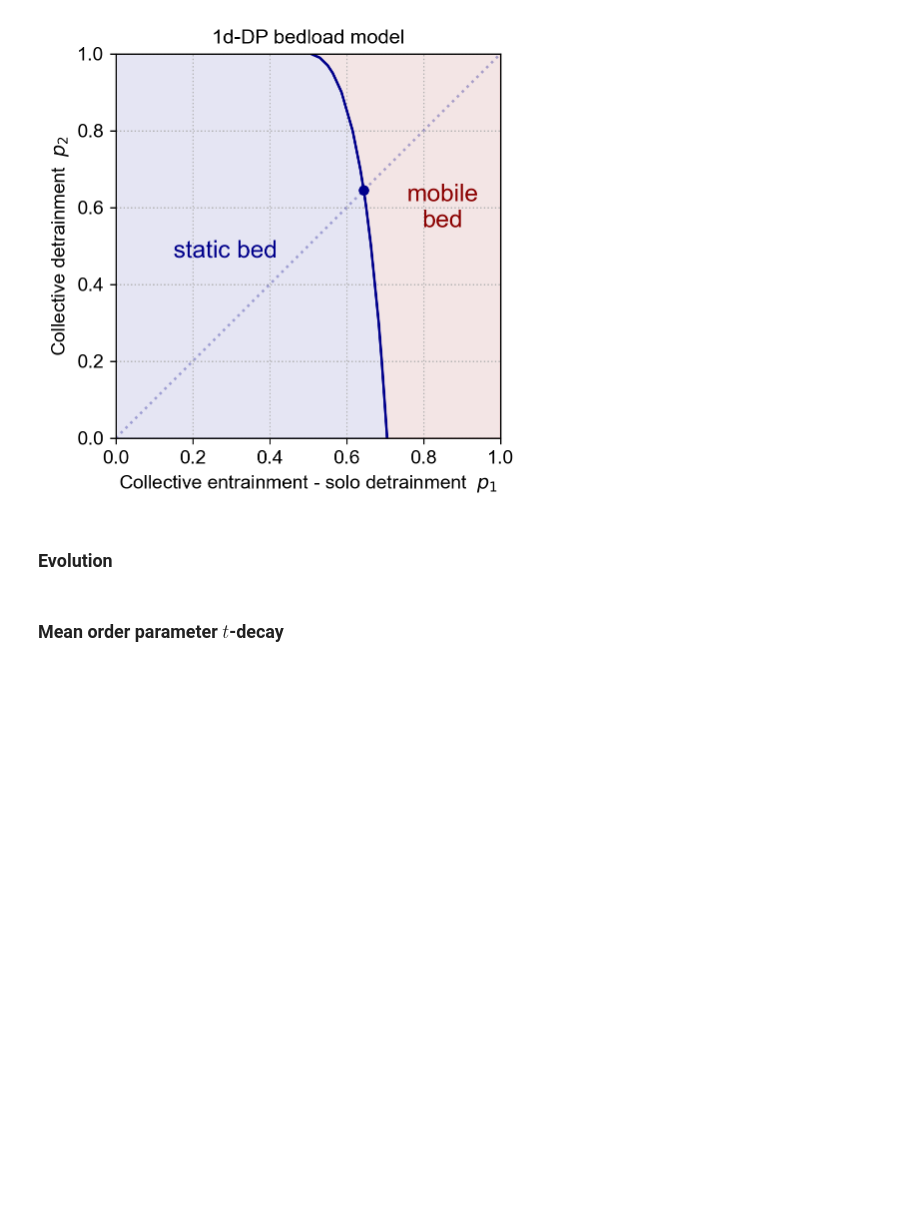
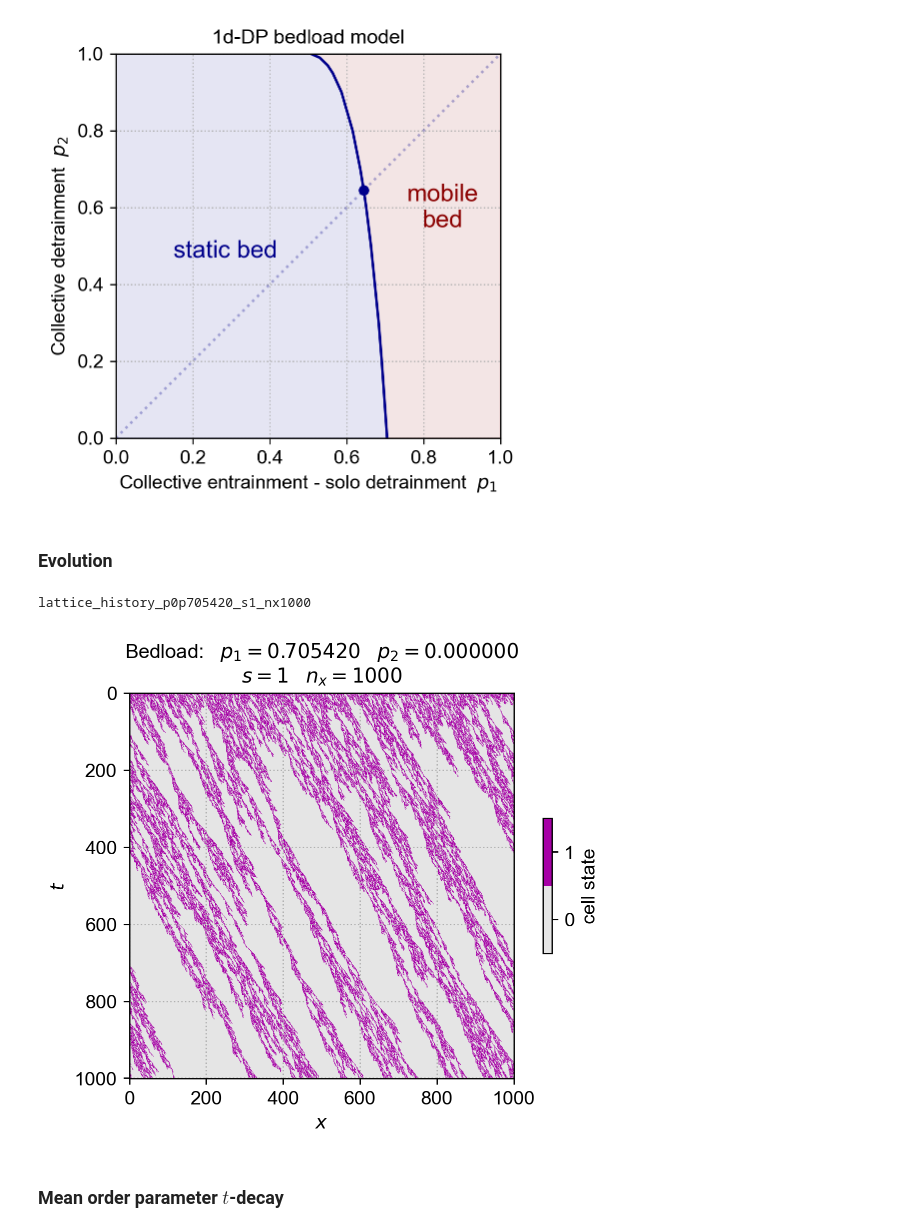
Before and after one commit to atthecodeface/DPRS, a Jupyter notebook: python/notebooks/bedload_1d.ipynb, the cells around one changed output. Drawn from its saved outputs; the diff is of its cells as text; code cells hidden in the pictures; blank space fills up the shorter version.

```diff
--- a/python/notebooks/bedload_1d.ipynb
+++ b/python/notebooks/bedload_1d.ipynb
@@ -134,8 +134,8 @@ lattices.shape
 # %%
 name: str
 # %%
-image_lattice_history = partial(
-    viz.image_lattice_history,
+viz_lattice_history = partial(
+    viz.lattice_history,
     lattices=lattices,
     p=parameters,
     x=min(parameters.n_x, 1000),
@@ -156,12 +156,15 @@ plt.show()
 # %%
 if n_lattices>0:
     i_slice = 0
-    name = make_name(parameters, "lattice",)
+    name = make_name(parameters, "lattice_history",)
     print(name)
-    image_lattice_history(
+    viz_lattice_history(
         name=name, title=make_title(parameters),
     )
     plt.show()
+# %% [output]
+lattice_history_p0p705420_s1_nx1000
+[figure, added]
 # %% [markdown]
 ### Mean order parameter $t$-decay
 # %% [markdown]
```
Also changed, not shown: parts of 5 cells of this notebook, 2 other files.
